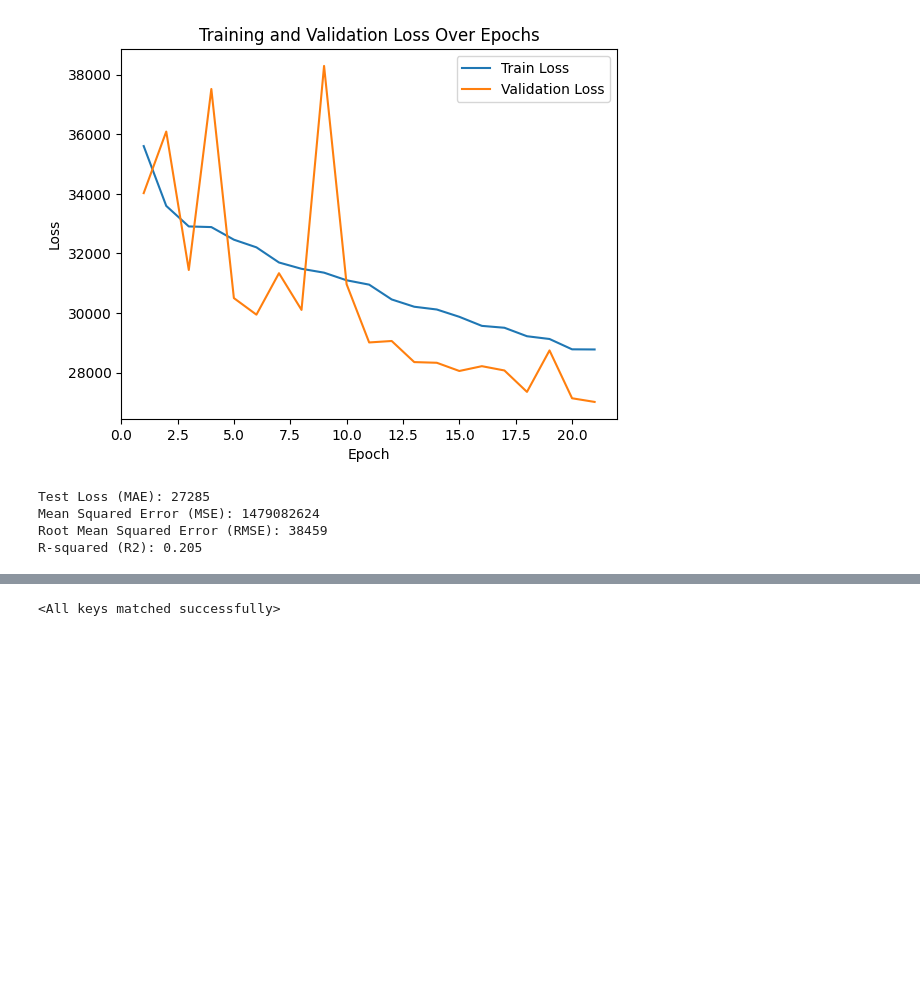
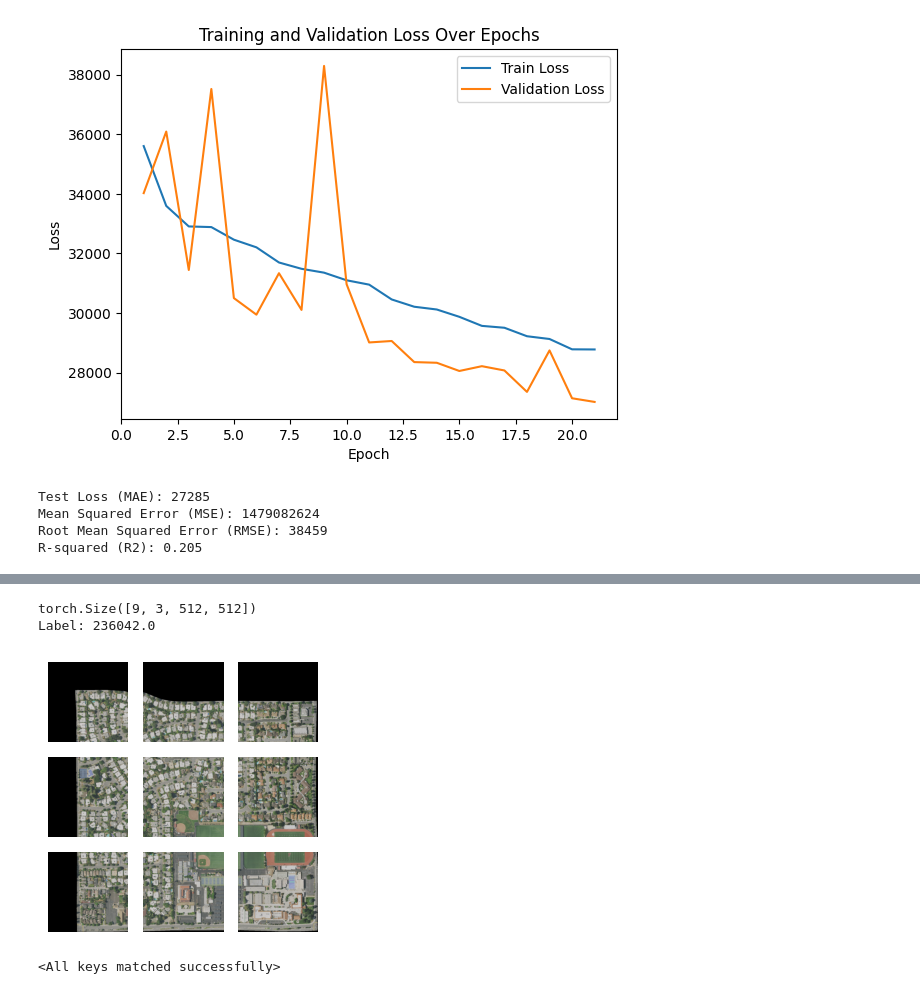
Before and after one commit to VIDA-NYU/GDPFinder, a Jupyter notebook: notebooks/supervised_approach.ipynb, the cells around one changed output, grey strips where cells are left out. Saved outputs shown, nothing was run; the diff lists cells and outputs as text; code cells hidden in the pictures; blank space fills up the shorter version.

Commit message:
saving patches

```diff
--- a/notebooks/supervised_approach.ipynb
+++ b/notebooks/supervised_approach.ipynb
@@ -759,17 +685,17 @@ criterion = nn.L1Loss()
 optimizer = optim.AdamW(model.parameters(), lr=0.001)
 
 # Create data loaders
-batch_size = 1
+batch_size = 16
 train_loader = DataLoader(train_dataset, batch_size=batch_size, shuffle=True)
 val_loader = DataLoader(val_dataset, batch_size=batch_size)
 test_loader = DataLoader(test_dataset, batch_size=batch_size)
 # %%
-# Train
+## Train on patches
 
 # Create model directory
 current_datetime = datetime.now()
-model_dir = f'../saved_models/resized/{current_datetime.strftime("%Y-%m-%d_%H-%M-%S")}'
-os.makedirs(model_dir)
+model_dir = f'../saved_models/individual_patches/{current_datetime.strftime("%Y-%m-%d_%H-%M-%S")}'
+#os.makedirs(model_dir)
 
 # Initialize lists to store historical training and validation loss
 train_losses = []
@@ -788,8 +714,8 @@ for epoch in range(num_epochs):
     model.train()
     train_loss = 0.0
 
-    for images, labels in train_loader:
-        images = images.to(device)
+    for patches, labels in train_loader:
+        images = patches.to(device)
         labels = labels.unsqueeze(1).to(device)
 
         optimizer.zero_grad()
@@ -808,8 +734,8 @@ for epoch in range(num_epochs):
     val_loss = 0.0
 
     with torch.no_grad():
-        for images, labels in val_loader:
-            images = images.to(device)
+        for patches, labels in val_loader:
+            images = patches.to(device)
             labels = labels.unsqueeze(1).to(device)
 
             outputs = model(images)
@@ -863,8 +791,8 @@ predictions = []
 ground_truths = []
 
 with torch.no_grad():
-    for images, labels in test_loader:
-        images = images.to(device)
+    for pacthes, labels in test_loader:
+        images = patches.to(device)
         labels = labels.unsqueeze(1).to(device)
 
         outputs = model(images)
@@ -894,3 +949,43 @@ R-squared (R2): 0.205
+# %%
+# Define a function to display a grid of images
+def show_images(images, new_width, new_height):
+    num_images = images.shape[0]
+    num_cols = int(new_width / patch_size)
+    num_rows = int(new_height / patch_size)
+    figsize = (num_cols, num_rows)
+
+    fig, axes = plt.subplots(num_rows, num_cols, figsize=figsize)
+
+    # Handle cases when axes is a 2D array or a single Axes object
+    if isinstance(axes, np.ndarray):
+        axes = axes.flatten()
+    else:
+        axes = [axes]
+
+    for i, ax in enumerate(axes):
+        if i < num_images:
+            image = images[i].permute(1, 2, 0).numpy()
+            ax.imshow(image)
+            ax.axis('off')
+        else:
+            # If there are more axes than images, hide the extra axes
+            ax.axis('off')
+
+    plt.tight_layout()
+    plt.show()
+
+
+# Get a batch of image patches from an image in the dataset
+patches, label, new_width, new_height = dataset[377]
+
+# Display the image patches
+print(patches.size())
+print(f'Label: {label}')
+show_images(patches, new_width, new_height)
+# %% [output]
+torch.Size([9, 3, 512, 512])
+Label: 236042.0
+[figure, added]
 # %%
 ## Method: use entire image (no patches), resizing image
 
```
Also changed, not shown: parts of 8 cells of this notebook.
